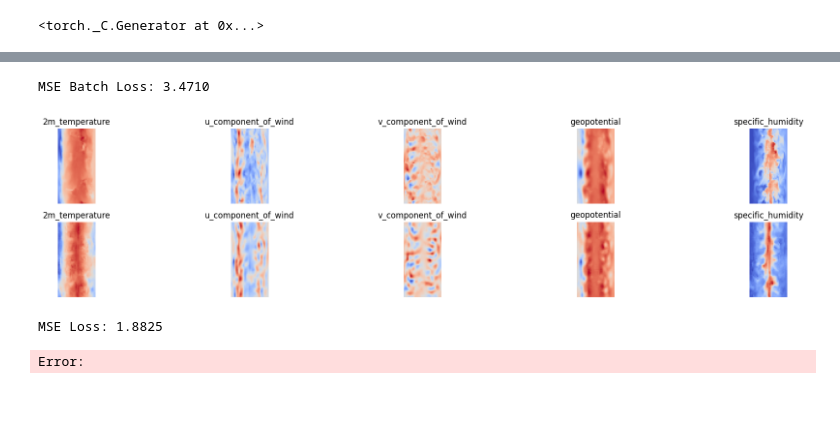
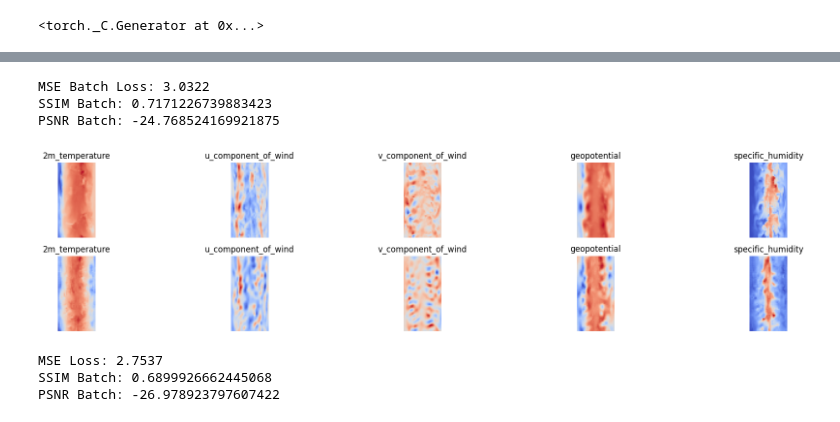
Before and after one commit to nathanwbailey/msc_project, a Jupyter notebook: part_4_improved_decoder/simclr_decoder_larger_specific_decoder_first_idea/eval_latent.ipynb, the cells around one changed output, grey strips where cells are left out. Drawn from its saved outputs; the diff is of its cells as text; code cells hidden in the pictures.

```diff
--- a/part_4_improved_decoder/simclr_decoder_larger_specific_decoder_first_idea/eval_latent.ipynb
+++ b/part_4_improved_decoder/simclr_decoder_larger_specific_decoder_first_idea/eval_latent.ipynb
@@ -205,18 +209,39 @@ x_f = batch[0].cpu()
 # %%
 x_f = batch[0].cpu()
 mse_loss = F.mse_loss(xh, x_f)
+
+x_min = train_data.amin(dim=(0, 2, 3), keepdim=True)
+x_max = train_data.amax(dim=(0, 2, 3), keepdim=True)
+
+decoded_data_ = (xh - x_min) / (x_max - x_min + 1e-8)
+output_data_ = (x_f - x_min) / (x_max - x_min + 1e-8)
+
+ssim = structural_similarity_index_measure(decoded_data_, output_data_, data_range=1.0)
+psnr = peak_signal_noise_ratio(decoded_data_, output_data_, data_range=1.0)
+
 print(f"MSE Batch Loss: {mse_loss:.4f}")
+print(f"SSIM Batch: {ssim}")
+print(f"PSNR Batch: {psnr}")
 # %% [output]
-MSE Batch Loss: 3.4710
+MSE Batch Loss: 3.0322
+SSIM Batch: 0.7171226739883423
+PSNR Batch: -24.768524169921875
 # %%
 xh = xh[0]
 x_f = x_f[0]
 mse_loss = F.mse_loss(xh, x_f)
+decoded_data_ = (xh - x_min) / (x_max - x_min + 1e-8)
+output_data_ = (x_f - x_min) / (x_max - x_min + 1e-8)
+ssim = structural_similarity_index_measure(decoded_data_, output_data_, data_range=1.0)
+psnr = peak_signal_noise_ratio(decoded_data_, output_data_, data_range=1.0)
 xh = xh.numpy()
 x_f = x_f.numpy()
 plot_image(xh, x_f)
 print(f"MSE Loss: {mse_loss:.4f}")
+print(f"SSIM Batch: {ssim}")
+print(f"PSNR Batch: {psnr}")
 # %% [output]
-[figure, old version]
+[figure, new version]
-MSE Loss: 1.8825
+MSE Loss: 2.7537
+SSIM Batch: 0.6899926662445068
+PSNR Batch: -26.978923797607422
-Error:
```
Also changed, not shown: parts of 3 cells of this notebook, 19 other files.
